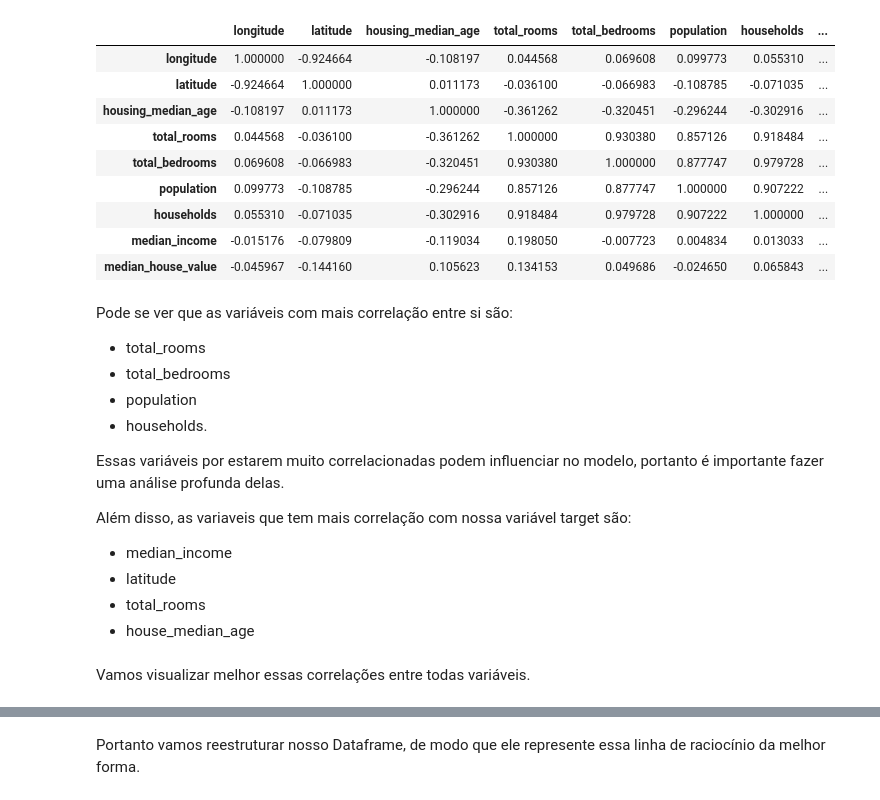
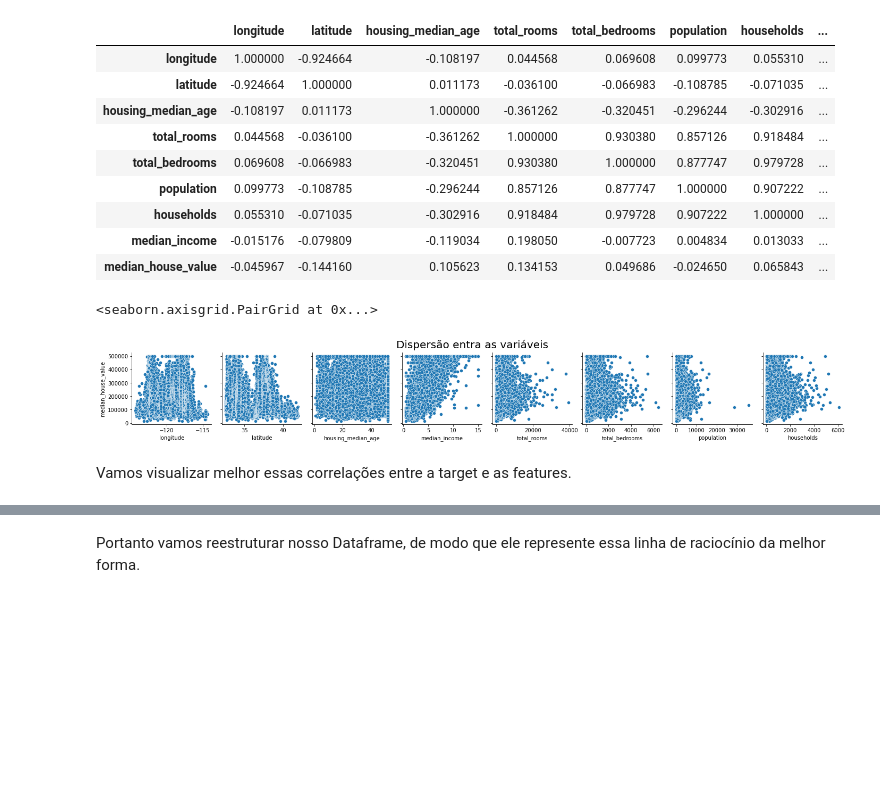
Before and after one commit to thomasbekhor/Exploratory-and-Predictive-Analysis, a Jupyter notebook: Housing_Regression.ipynb, the cells around one changed output, grey strips where cells are left out. Drawn from its saved outputs; the diff is of its cells as text; code cells hidden in the pictures; blank space fills up the shorter version.

Commit message:
housing

```diff
--- a/Housing_Regression.ipynb
+++ b/Housing_Regression.ipynb
@@ -166,19 +156,12 @@ corr.style.background_gradient(cmap='coolwarm')
 | households | 0.055310 | -0.071035 | -0.302916 | 0.918484 | 0.979728 | 0.907222 | 1.000000 | ... |
 | median_income | -0.015176 | -0.079809 | -0.119034 | 0.198050 | -0.007723 | 0.004834 | 0.013033 | ... |
 | median_house_value | -0.045967 | -0.144160 | 0.105623 | 0.134153 | 0.049686 | -0.024650 | 0.065843 | ... |
-# %% [markdown]
-Pode se ver que as variáveis com mais correlação entre si são:
-- total_rooms
-- total_bedrooms
-- population
-- households.
-
-Essas variáveis por estarem muito correlacionadas podem influenciar no modelo, portanto é importante fazer uma análise profunda delas.
-
-Além disso, as variaveis que tem mais correlação com nossa variável target são:
-- median_income
-- latitude
-- total_rooms
-- house_median_age
+# %%
+ax=sns.pairplot(df_house,y_vars='median_house_value', x_vars=['longitude','latitude','housing_median_age','median_income','total_rooms','total_bedrooms',"population","households"])
+ax.fig.suptitle('Dispersão entra as variáveis', fontsize=20, y=1.1)
+ax
+# %% [output]
+<seaborn.axisgrid.PairGrid at 0x...>
+[figure, added]
 # %% [markdown]
-Vamos visualizar melhor essas correlações entre todas variáveis.
+Vamos visualizar melhor essas correlações entre a target e as features.
```
Also changed, not shown: parts of 189 cells of this notebook.
